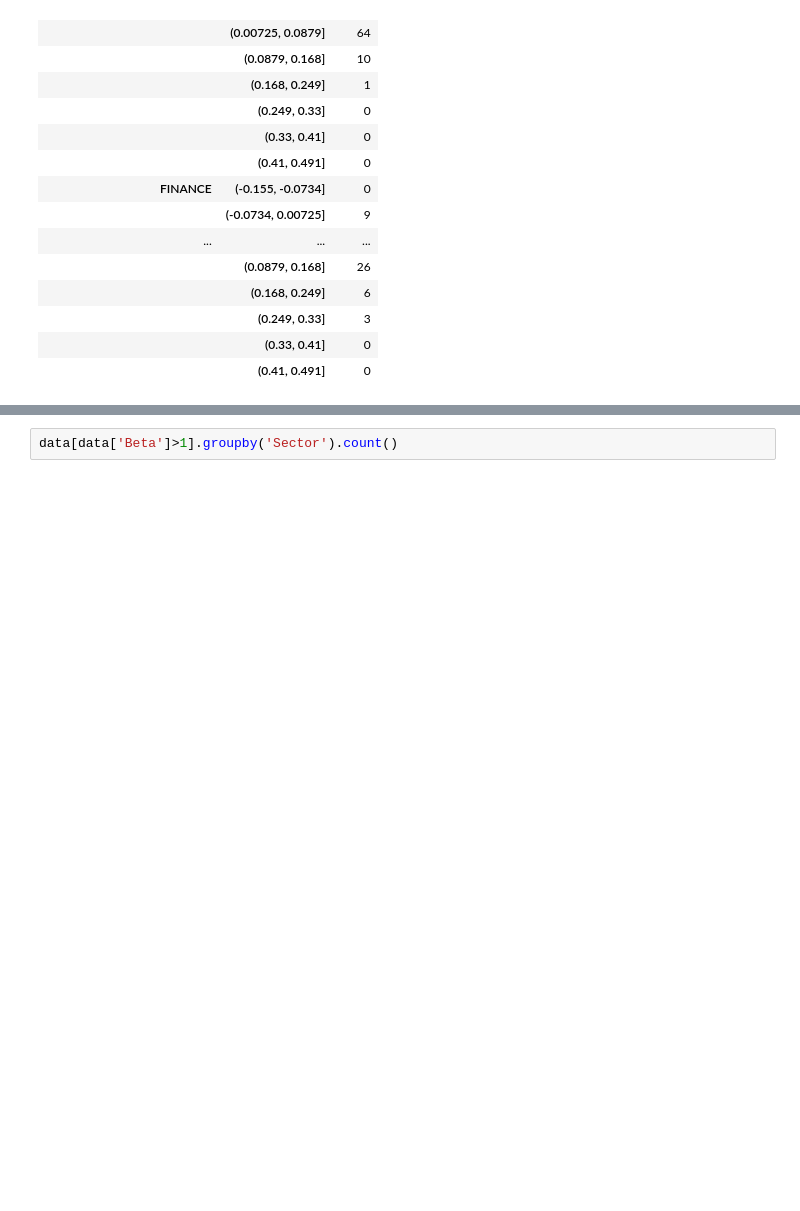
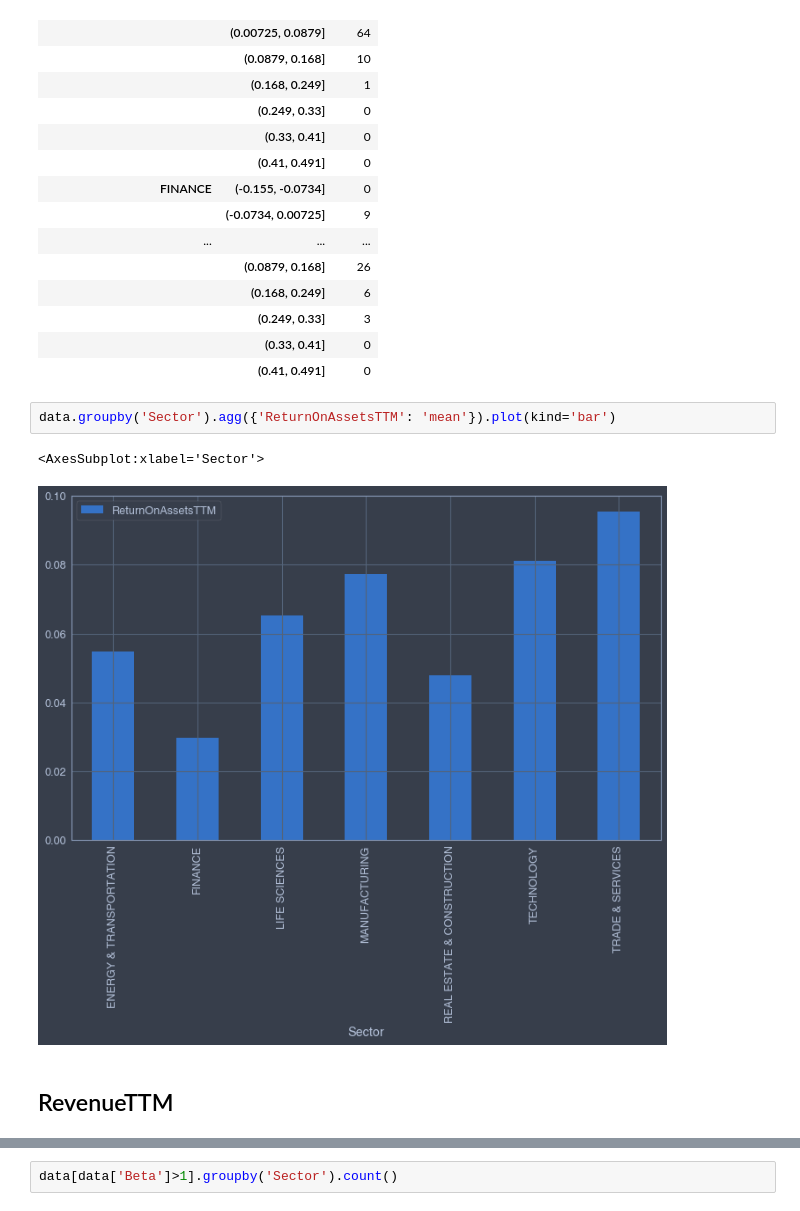
Before and after one commit to fadeeva/stock_market_research, a Jupyter notebook: Portfolio/Asset_Selection.ipynb, the cells around one changed output, grey strips where cells are left out. Cells and saved outputs as stored; diff of their text form; blank space fills up the shorter version.

```diff
--- a/Portfolio/Asset_Selection.ipynb
+++ b/Portfolio/Asset_Selection.ipynb
@@ -1180,3 +1191,10 @@ cat.groupby(['Sector', 'roe_bins']).count()['Name'].to_frame()
 |  | (0.249, 0.33] | 3 |
 |  | (0.33, 0.41] | 0 |
 |  | (0.41, 0.491] | 0 |
+# %%
+data.groupby('Sector').agg({'ReturnOnAssetsTTM': 'mean'}).plot(kind='bar')
+# %% [output]
+<AxesSubplot:xlabel='Sector'>
+[figure, added]
+# %% [markdown]
+## RevenueTTM
```
Also changed, not shown: parts of 14 cells of this notebook.
